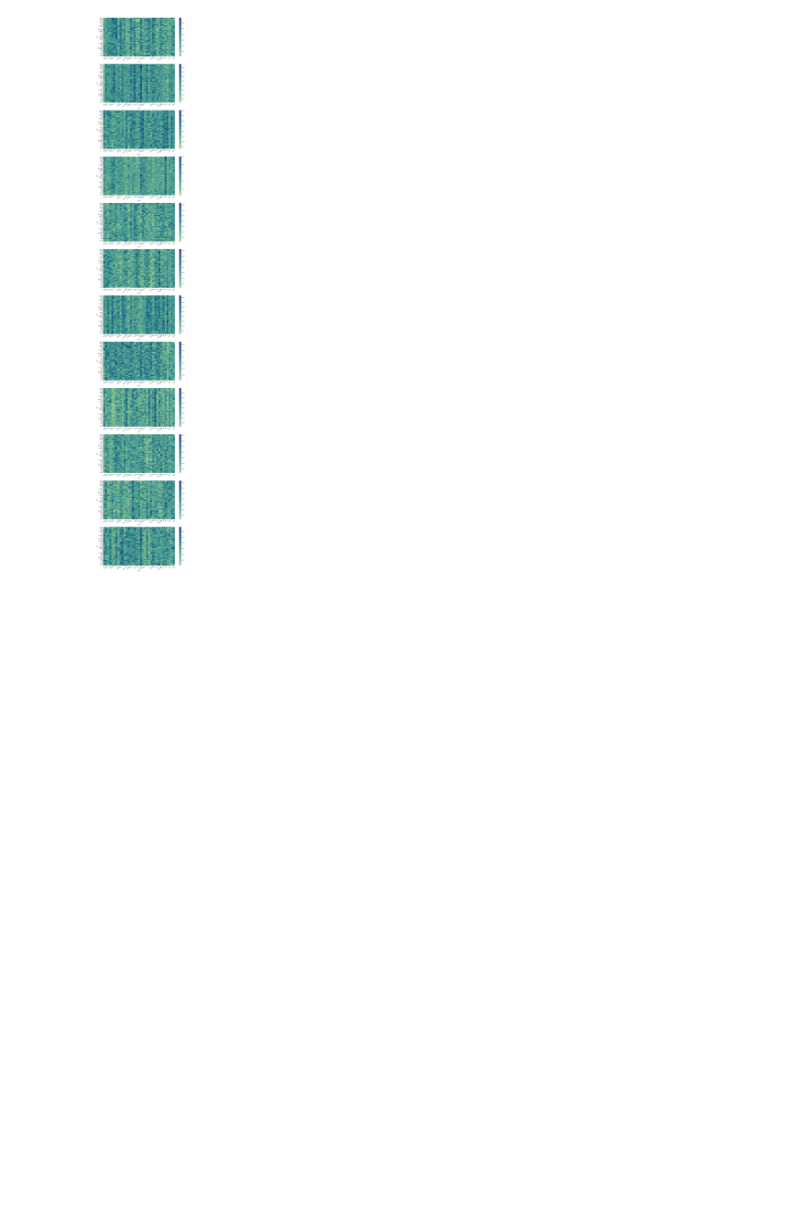
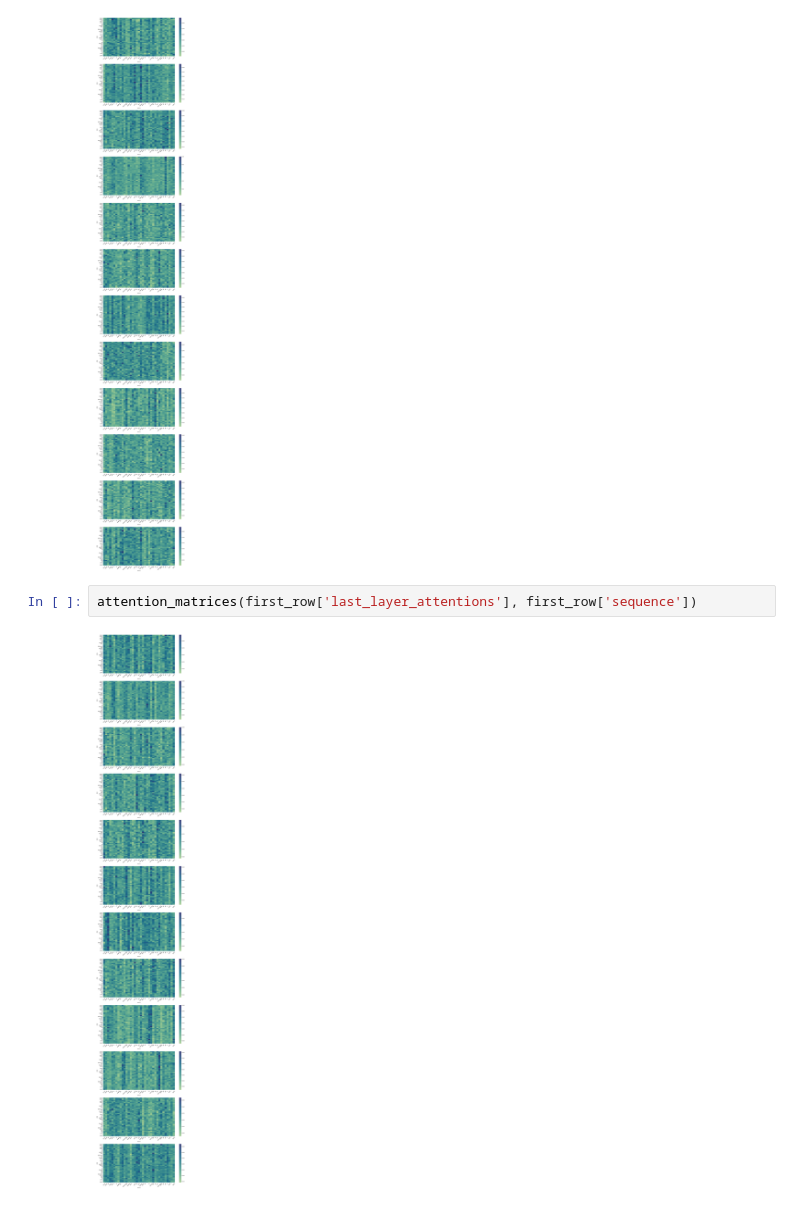
Before and after one commit to NazaninShafiabadi/NeuralLMs, a Jupyter notebook: src/representations.ipynb, the cells around one changed output. Drawn from its saved outputs; the diff is of its cells as text; blank space fills up the shorter version.

```diff
--- a/src/representations.ipynb
+++ b/src/representations.ipynb
@@ -169,3 +169,7 @@ first_row['sequence']
 attention_matrices(first_row['1st_layer_attentions'], first_row['sequence'])
 # %% [output]
 [figure]
+# %%
+attention_matrices(first_row['last_layer_attentions'], first_row['sequence'])
+# %% [output]
+[figure, added]
```
Also changed, not shown: parts of 1 cell of this notebook, 2 other files.
